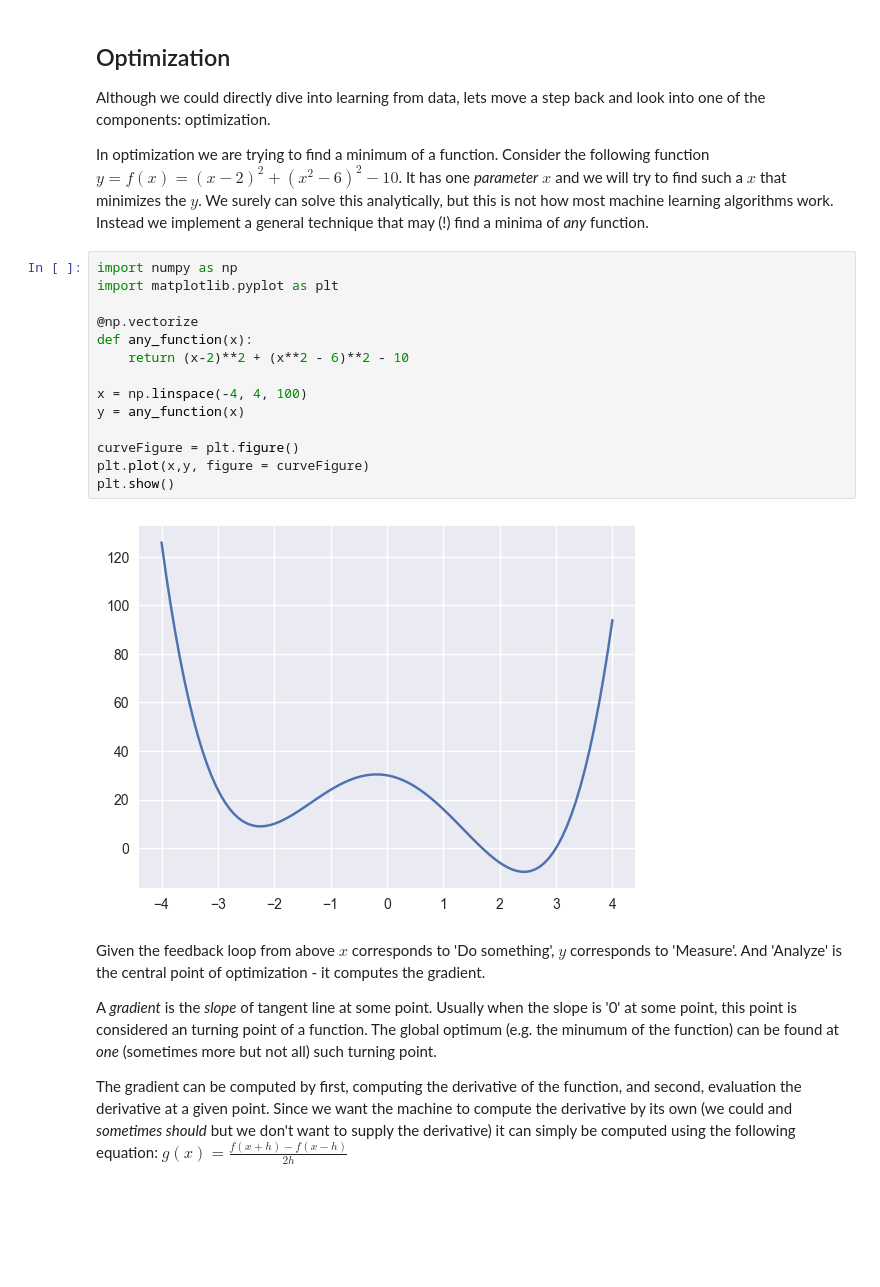
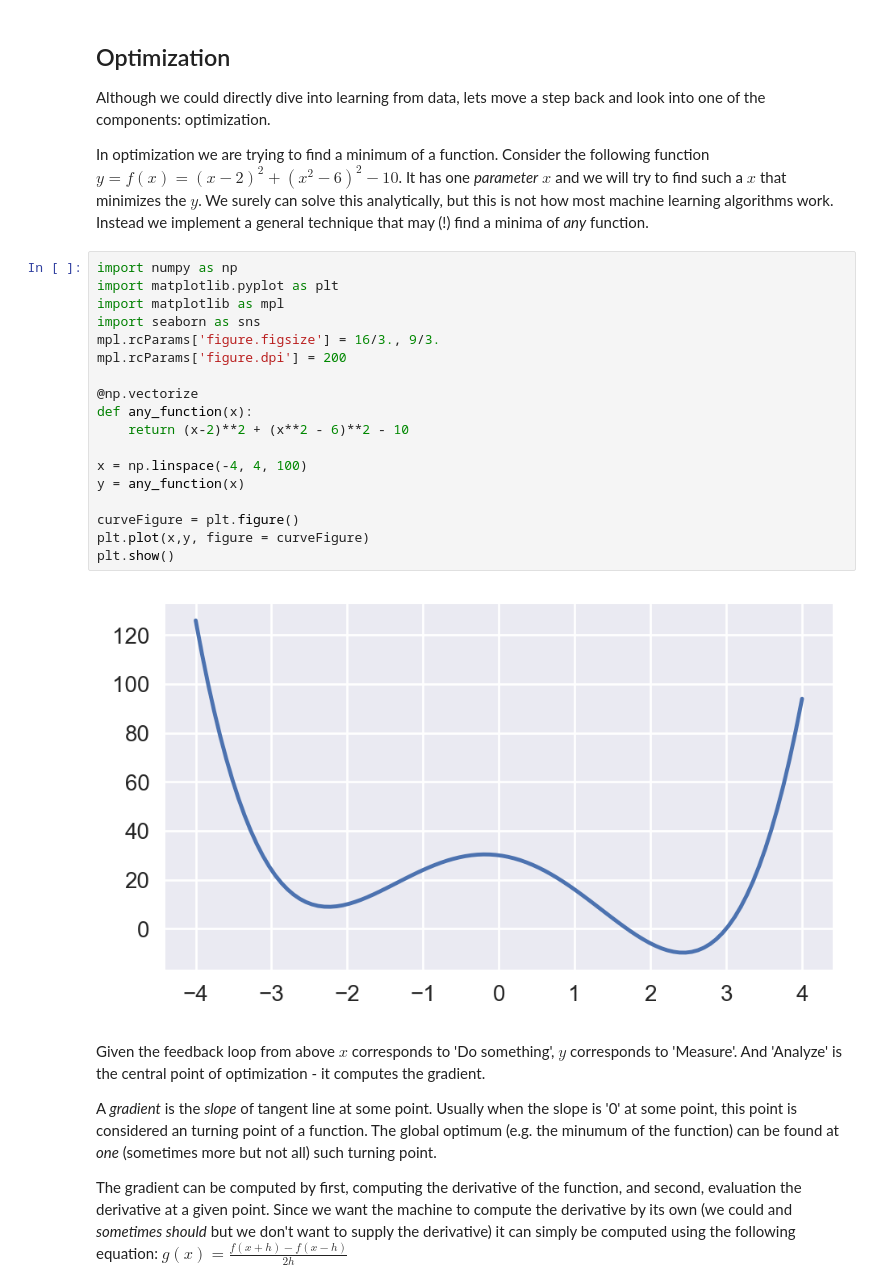
Before and after one commit to burkovae/notebook-collection, a Jupyter notebook: Gradients.ipynb, the cells around one changed output. Saved outputs shown, nothing was run; the diff lists cells and outputs as text; blank space fills up the shorter version.

```diff
--- a/Gradients.ipynb
+++ b/Gradients.ipynb
@@ -17,19 +17,23 @@ In optimization we are trying to find a minimum of a function. Consider the foll
 # %%
 import numpy as np
 import matplotlib.pyplot as plt
+import matplotlib as mpl
+import seaborn as sns
+mpl.rcParams['figure.figsize'] = 16/3., 9/3.
+mpl.rcParams['figure.dpi'] = 200
 
 @np.vectorize
 def any_function(x):
     return (x-2)**2 + (x**2 - 6)**2 - 10
 
 x = np.linspace(-4, 4, 100)
 y = any_function(x)
 
 curveFigure = plt.figure()
 plt.plot(x,y, figure = curveFigure)
 plt.show()
 # %% [output]
-[figure, old version]
+[figure, new version]
 # %% [markdown]
 Given the feedback loop from above $x$ corresponds to 'Do something', $y$ corresponds to 'Measure'. And 'Analyze' is the central point of optimization - it computes the gradient.
 
```
Also changed, not shown: parts of 7 cells of this notebook, 1 other file.
